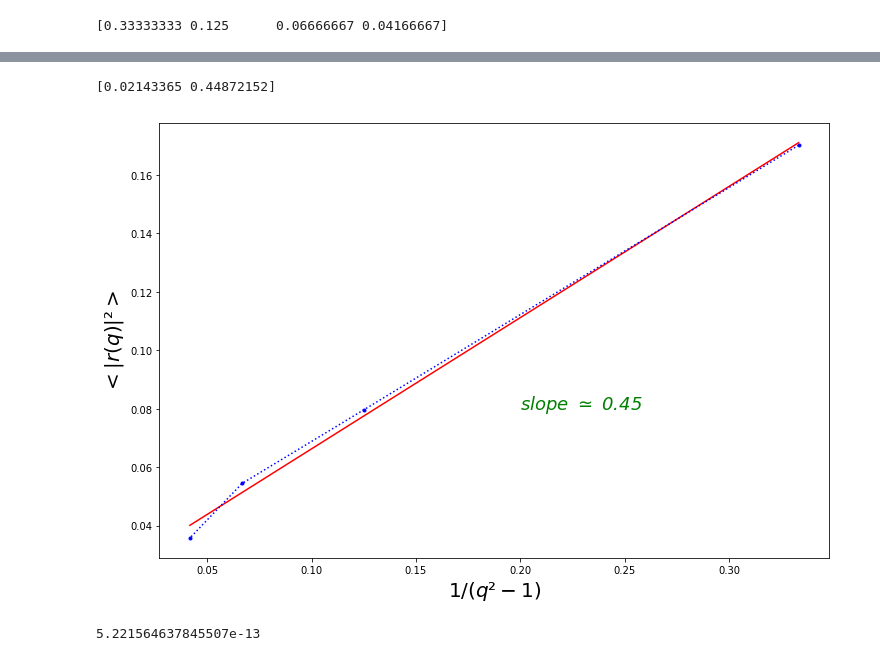
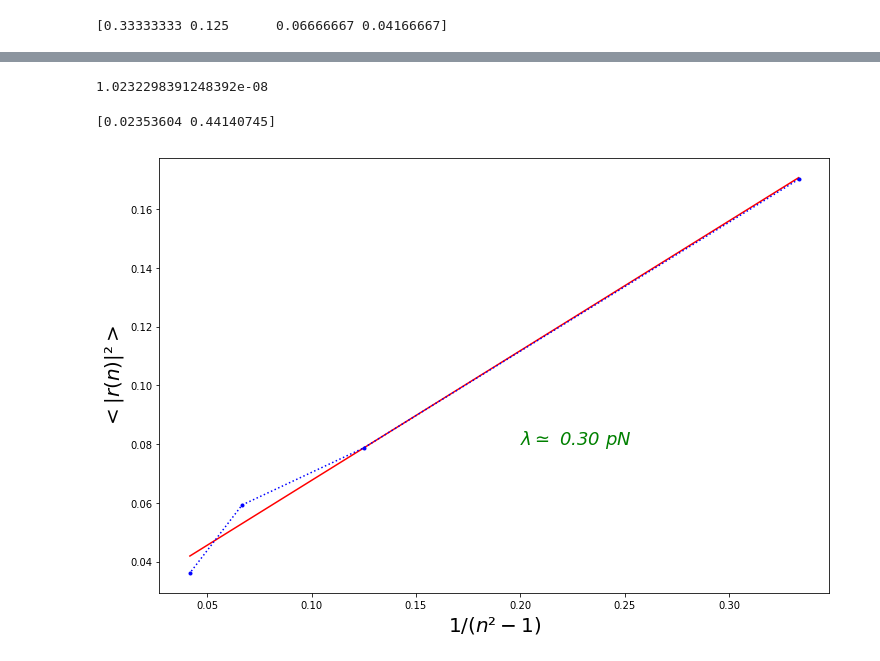
Before and after one commit to JulieCornet/scripts_analysis, a Jupyter notebook: line_tension_time.ipynb, the cells around one changed output, grey strips where cells are left out. Saved outputs shown, nothing was run; the diff lists cells and outputs as text; code cells hidden in the pictures.

Commit message:
in the line tension script, computation with the radius of the equivalent non-fluctuating domain instead of the mean domain radius

```diff
--- a/line_tension_time.ipynb
+++ b/line_tension_time.ipynb
@@ -16,6 +16,8 @@ import nglview as nv
 
 import warnings
 warnings.filterwarnings('ignore')
+
+pi = np.pi
 # %%
 # name and files for the simulation studied LPT - no GM1
 
@@ -51,7 +53,7 @@ Load xtc and gro files using mda.Universe('struct file','traj file')
 # %%
 u = mda.Universe( path+fgro, path+fxtc)
 # %%
-sel_all = u.select_atoms("all and resname DPPC") #and (name PO4 or name GM5)")
+sel_all = u.select_atoms("all") #and (name PO4 or name GM5)")
 # %%
 # visualize the bilayer and choose the frame to study
 
@@ -94,7 +96,7 @@ def modulo(x,a,b):
         x = x - (b-a)
     return x
 # %%
-tmes = 5
+tmes = 1
 t_start = 8000
 
 N = 15 # set the number of boxes into which will be divided the membrane
@@ -112,6 +114,7 @@ q = np.arange(nb_theta/2+1) # Fourier index
 r_q_pow_list = [[] for r in range(lq)]
 
 R_mean_list = [] # mean radius of the domain
+R_0_list = [] # radius of the equivalent non-fluctuating domain
 
 stat = 0
 
@@ -120,6 +123,7 @@ time = []
 frame_stack = 0
 max_frame_stack = 5 # number of frames where the lipids are summed in the boxes
 
+qmax = 6
 params = f'_r{nb_r}_theta{nb_theta}_stack{max_frame_stack}_tmes_{tmes}_qmax{qmax}'
 # %%
 for ts in u.trajectory:
@@ -516,0 +533,5 @@ print(np.mean(r_theta))
+# %%
+R_0_list = np.array(R_0_list)
+R_0 = np.mean(R_0_list)
+print(R_0_list)
+print(R_0)
@@ -622,25 +663,31 @@ Text(0,0.5,'$<|r(q)|²>$')
+# %%
+R_mean_real = R_mean*delta_r # en m
+print(R_mean_real)
+# %% [output]
+1.0232298391248392e-08
 # %%
 from numpy.polynomial import polynomial as P
 pi = np.pi
 fig, ax = plt.subplots(figsize=(12, 8))
 
 pfit = P.polyfit(q2inv, varq, 1)
 print(pfit)
 
 ax.plot(q2inv, pfit[1]*q2inv+pfit[0], 'red')
 ax.plot(q2inv, varq, ':b.')
 
-plt.xlabel('$1/(q²-1)$',fontsize=20)
-plt.ylabel('$<|r(q)|²>$',fontsize=20)
 
-plt.annotate('slope $\simeq$ %.2f ' % (pfit[1]), color='g', fontsize=18, style='italic', xy=(0.2,0.08), xytext=(0.2,0.08))
+lamb = 1.38*10**(-23)*310/pi/R_0/pfit[1]*10**(12)
+
+
+
+plt.xlabel('$1/(n²-1)$',fontsize=20)
+plt.ylabel('$<|r(n)|²>$',fontsize=20)
+
+plt.annotate('$\lambda \simeq$ %.2f pN' % lamb, color='g', fontsize=18, style='italic', xy=(0.2,0.08), xytext=(0.2,0.08))
 
 params = f'_r{nb_r}_theta{nb_theta}_stack{max_frame_stack}_tmes_{tmes}_qmax{qmax}'
 plt.savefig(path_res+'line_tension'+name+params+'.pdf', format='pdf',bbox_inches='tight')
 # %% [output]
-[0.02143365 0.44872152]
+[0.02353604 0.44140745]
-[figure, old version]
+[figure, new version]
-# %%
-4*10**(-21)/pi/R_mean/10**(-9)/0.45
-# %% [output]
-5.221564637845507e-13
```
Also changed, not shown: parts of 12 cells of this notebook.
